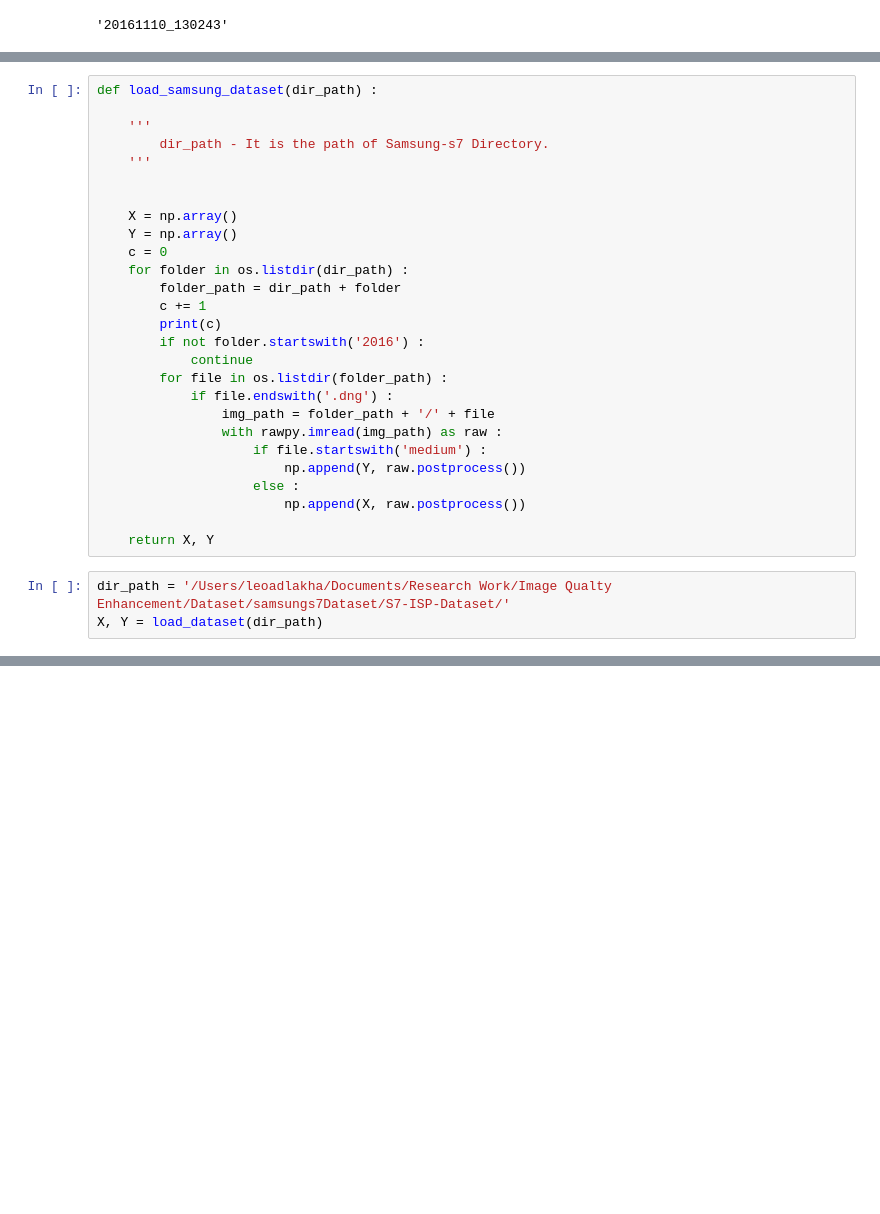
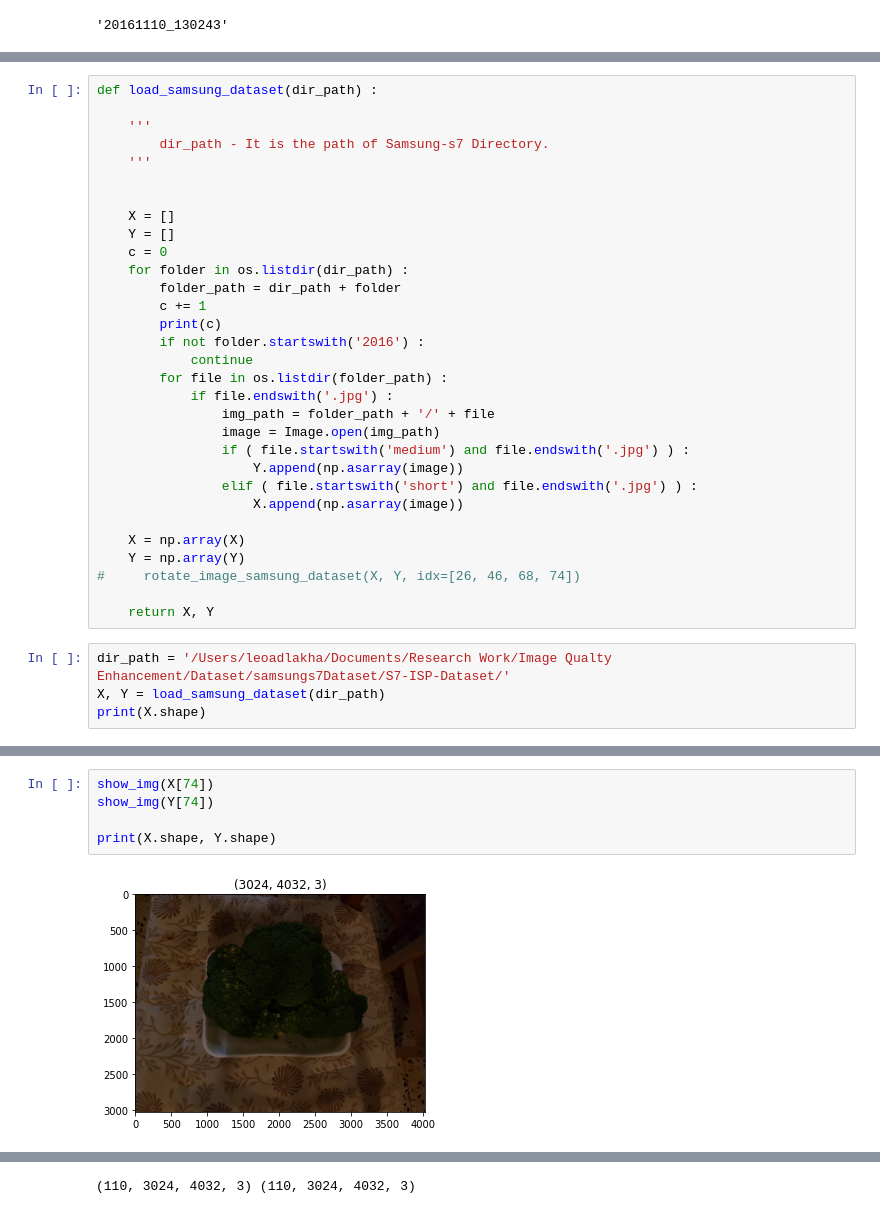
Before and after one commit to Leo-Adlakha/IQE, a Jupyter notebook: Our Work/Code/utils.ipynb, the cells around one changed output, grey strips where cells are left out. Saved outputs shown, nothing was run; the diff lists cells and outputs as text; blank space fills up the shorter version.

Commit message:
Added Code for Loading UFO, S7 Dataset

```diff
--- a/Our Work/Code/utils.ipynb
+++ b/Our Work/Code/utils.ipynb
@@ -28,8 +34,8 @@ def load_samsung_dataset(dir_path) :
     '''
 
 
-    X = np.array()
-    Y = np.array()
+    X = []
+    Y = []
     c = 0
     for folder in os.listdir(dir_path) :
         folder_path = dir_path + folder
@@ -38,18 +44,23 @@ def load_samsung_dataset(dir_path) :
         if not folder.startswith('2016') :
             continue
         for file in os.listdir(folder_path) :
-            if file.endswith('.dng') :
+            if file.endswith('.jpg') :
                 img_path = folder_path + '/' + file
-                with rawpy.imread(img_path) as raw :
-                    if file.startswith('medium') :
-                        np.append(Y, raw.postprocess())
-                    else :
-                        np.append(X, raw.postprocess())
+                image = Image.open(img_path)
+                if ( file.startswith('medium') and file.endswith('.jpg') ) :
+                    Y.append(np.asarray(image))
+                elif ( file.startswith('short') and file.endswith('.jpg') ) :
+                    X.append(np.asarray(image))
+
+    X = np.array(X)
+    Y = np.array(Y)
+#     rotate_image_samsung_dataset(X, Y, idx=[26, 46, 68, 74])
 
     return X, Y
 # %%
 dir_path = '/Users/leoadlakha/Documents/Research Work/Image Qualty Enhancement/Dataset/samsungs7Dataset/S7-ISP-Dataset/'
-X, Y = load_dataset(dir_path)
+X, Y = load_samsung_dataset(dir_path)
+print(X.shape)
 # %% [output]
 1
 2
@@ -86,0 +87,7 @@ show_img(Y[4])
+# %%
+show_img(X[74])
+show_img(Y[74])
+
+print(X.shape, Y.shape)
+# %% [output]
+[figure, added]
@@ -86,0 +95 @@ show_img(Y[4])
+(110, 3024, 4032, 3) (110, 3024, 4032, 3)
```
Also changed, not shown: parts of 12 cells of this notebook, 2 other files.
